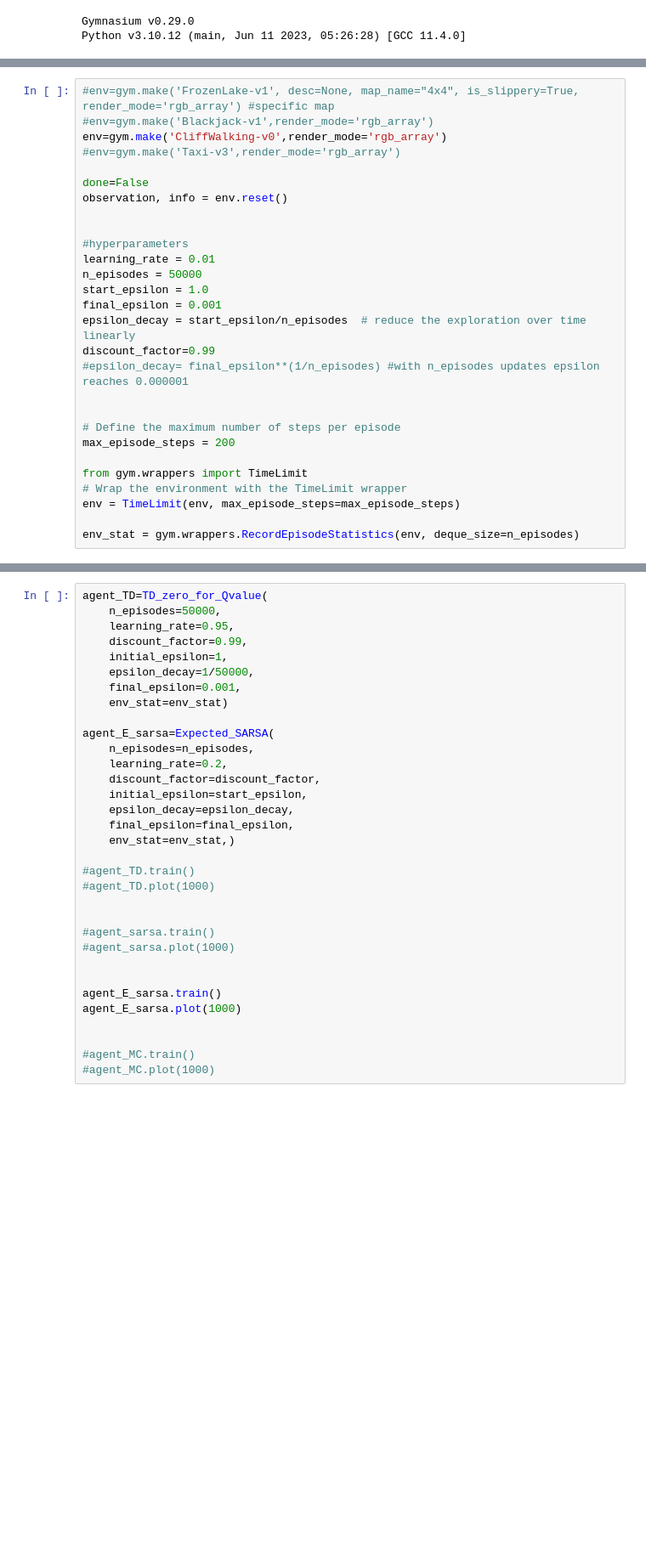
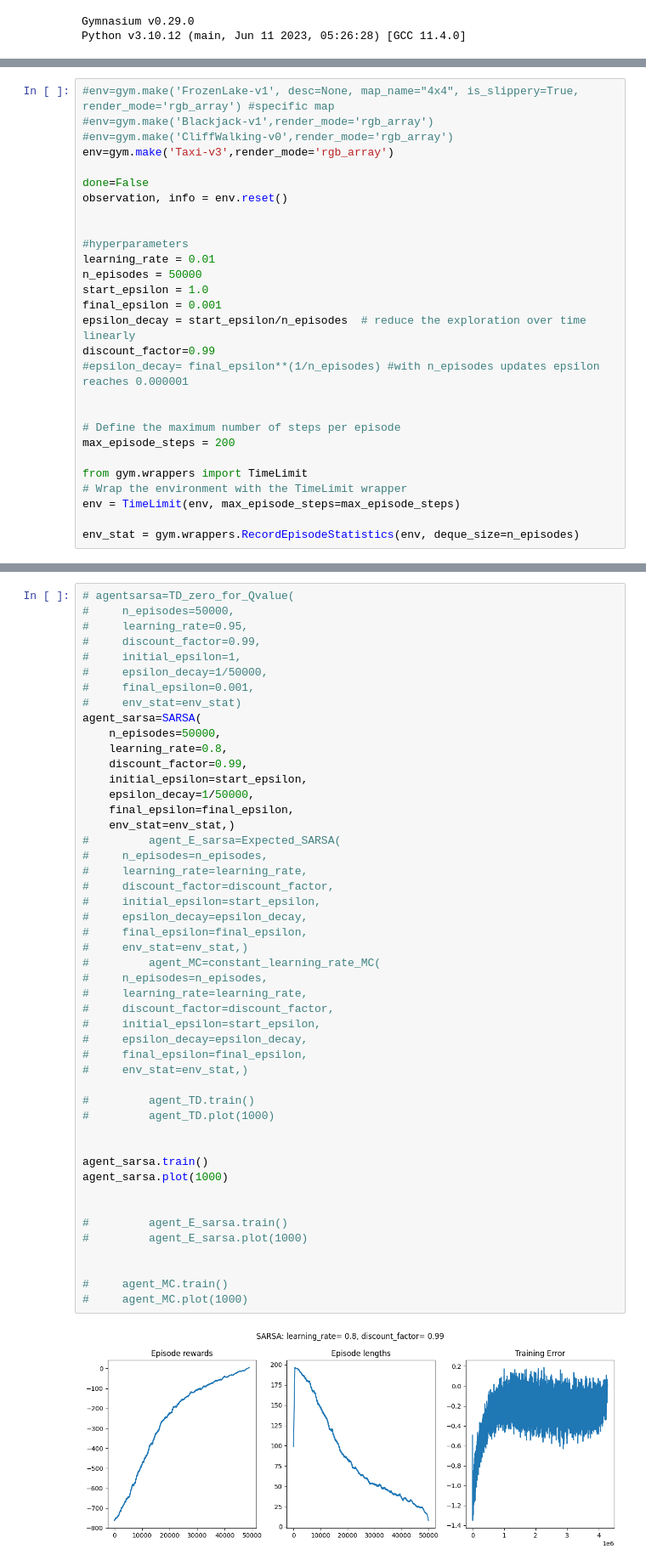
Before and after one commit to Cristian-Curaba/Solving-Gymnasium-toy-games-with-Reinforcement-Learning-methods, a Jupyter notebook: Everything.ipynb, the cells around one changed output, grey strips where cells are left out. Shown: that part at 85% size. Cells and saved outputs as stored; diff of their text form; blank space fills up the shorter version.

```diff
--- a/Everything.ipynb
+++ b/Everything.ipynb
@@ -495,8 +495,8 @@ class constant_learning_rate_MC:
 # %%
 #env=gym.make('FrozenLake-v1', desc=None, map_name="4x4", is_slippery=True, render_mode='rgb_array') #specific map
 #env=gym.make('Blackjack-v1',render_mode='rgb_array')
-env=gym.make('CliffWalking-v0',render_mode='rgb_array')
-#env=gym.make('Taxi-v3',render_mode='rgb_array')
+#env=gym.make('CliffWalking-v0',render_mode='rgb_array')
+env=gym.make('Taxi-v3',render_mode='rgb_array')
 
 done=False
 observation, info = env.reset()
@@ -625,38 +625,55 @@ env_stat = gym.wrappers.RecordEpisodeStatistics(env, deque_size=n_episodes)
 #     agent_MC.train()
 #     agent_MC.plot(1000)
 # %%
-agent_TD=TD_zero_for_Qvalue(
+# agentsarsa=TD_zero_for_Qvalue(
+#     n_episodes=50000,
+#     learning_rate=0.95,
+#     discount_factor=0.99,
+#     initial_epsilon=1,
+#     epsilon_decay=1/50000,
+#     final_epsilon=0.001,
+#     env_stat=env_stat)
+agent_sarsa=SARSA(
     n_episodes=50000,
-    learning_rate=0.95,
+    learning_rate=0.8,
     discount_factor=0.99,
-    initial_epsilon=1,
+    initial_epsilon=start_epsilon,
     epsilon_decay=1/50000,
-    final_epsilon=0.001,
-    env_stat=env_stat)
-
-agent_E_sarsa=Expected_SARSA(
-    n_episodes=n_episodes,
-    learning_rate=0.2,
-    discount_factor=discount_factor,
-    initial_epsilon=start_epsilon,
-    epsilon_decay=epsilon_decay,
     final_epsilon=final_epsilon,
     env_stat=env_stat,)
+#         agent_E_sarsa=Expected_SARSA(
+#     n_episodes=n_episodes,
+#     learning_rate=learning_rate,
+#     discount_factor=discount_factor,
+#     initial_epsilon=start_epsilon,
+#     epsilon_decay=epsilon_decay,
+#     final_epsilon=final_epsilon,
+#     env_stat=env_stat,)
+#         agent_MC=constant_learning_rate_MC(
+#     n_episodes=n_episodes,
+#     learning_rate=learning_rate,
+#     discount_factor=discount_factor,
+#     initial_epsilon=start_epsilon,
+#     epsilon_decay=epsilon_decay,
+#     final_epsilon=final_epsilon,
+#     env_stat=env_stat,)
 
-#agent_TD.train()
-#agent_TD.plot(1000)
+#         agent_TD.train()
+#         agent_TD.plot(1000)
 
 
-#agent_sarsa.train()
-#agent_sarsa.plot(1000)
+agent_sarsa.train()
+agent_sarsa.plot(1000)
 
 
-agent_E_sarsa.train()
-agent_E_sarsa.plot(1000)
+#         agent_E_sarsa.train()
+#         agent_E_sarsa.plot(1000)
 
 
-#agent_MC.train()
-#agent_MC.plot(1000)
+#     agent_MC.train()
+#     agent_MC.plot(1000)
+# %% [output]
+[figure, added]
 # %%
 # #Frozen lake
 # fig, ax = plt.subplots()
```
Also changed, not shown: parts of 7 cells of this notebook, 7 other files.
